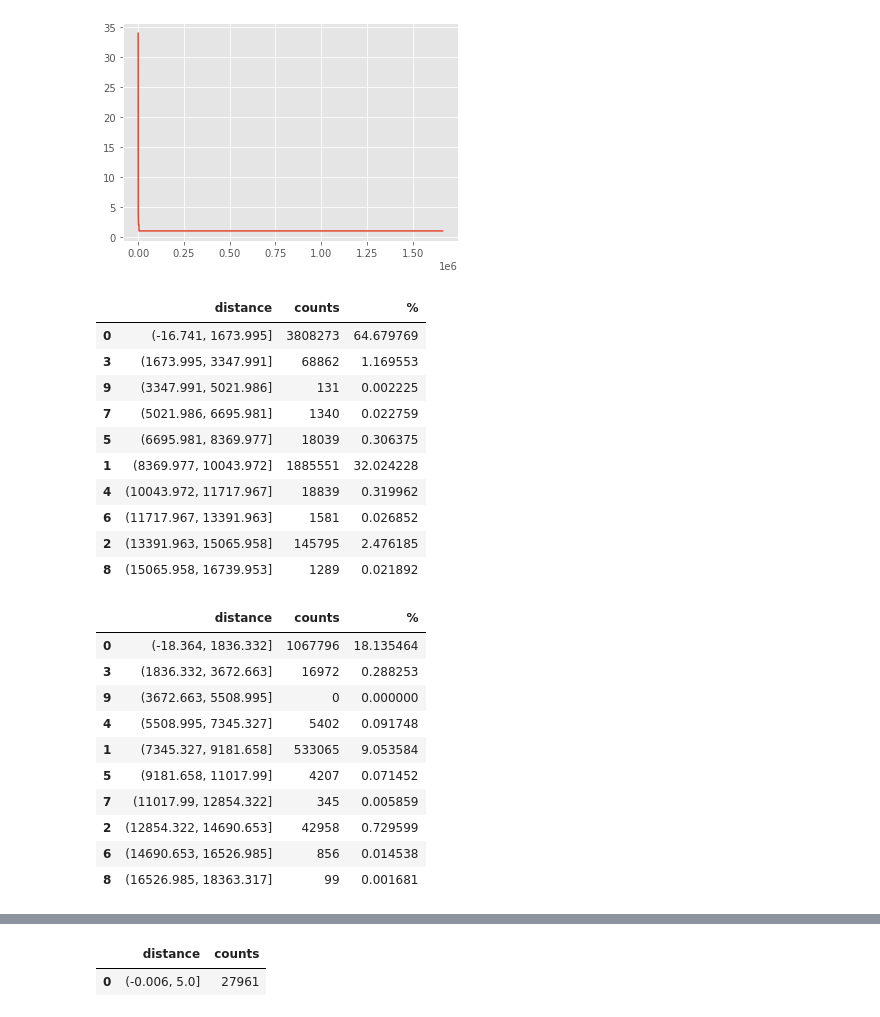
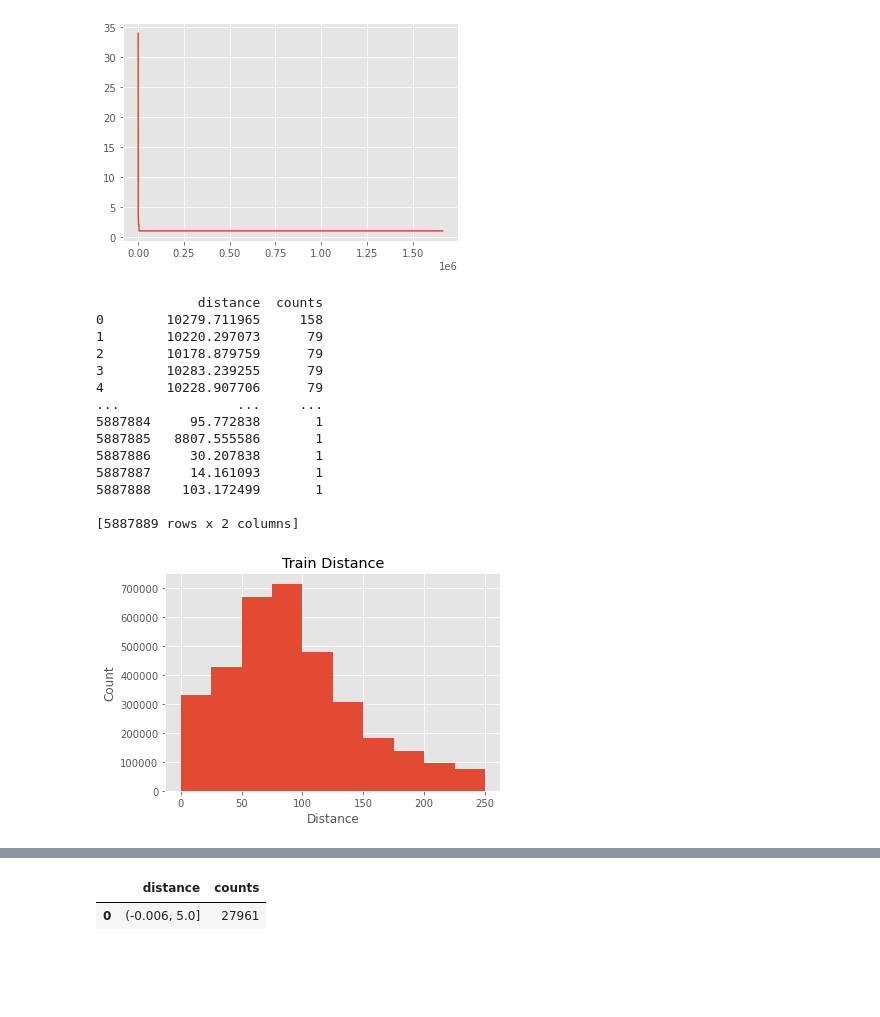
Before and after one commit to ritkumar10/RohanIntern, a Jupyter notebook: Distance_Calculations_v1.1.ipynb, the cells around one changed output, grey strips where cells are left out. Saved outputs shown, nothing was run; the diff lists cells and outputs as text; code cells hidden in the pictures; blank space fills up the shorter version.

```diff
--- a/Distance_Calculations_v1.1.ipynb
+++ b/Distance_Calculations_v1.1.ipynb
@@ -170,35 +174,37 @@ plt.show
 # %% [output]
 <function matplotlib.pyplot.show(*args, **kw)>
 [figure]
-# %%
-dist_des1=dist['distance'].value_counts(bins=10).rename_axis('distance').reset_index(name='counts')
-dist_des1['%']=(dist_des1['counts']/5887889)*100
-dist_des1.sort_values(by='distance', ascending=True)
-# %% [output]
-|  | distance | counts | % |
-| 0 | (-16.741, 1673.995] | 3808273 | 64.679769 |
-| 3 | (1673.995, 3347.991] | 68862 | 1.169553 |
-| 9 | (3347.991, 5021.986] | 131 | 0.002225 |
-| 7 | (5021.986, 6695.981] | 1340 | 0.022759 |
-| 5 | (6695.981, 8369.977] | 18039 | 0.306375 |
-| 1 | (8369.977, 10043.972] | 1885551 | 32.024228 |
-| 4 | (10043.972, 11717.967] | 18839 | 0.319962 |
-| 6 | (11717.967, 13391.963] | 1581 | 0.026852 |
-| 2 | (13391.963, 15065.958] | 145795 | 2.476185 |
-| 8 | (15065.958, 16739.953] | 1289 | 0.021892 |
-# %%
-tdist_des1=tdist['distance'].value_counts(bins=10).rename_axis('distance').reset_index(name='counts')
-tdist_des1['%']=(tdist_des1['counts']/5887889)*100
-tdist_des1.sort_values(by='distance', ascending=True)
-# %% [output]
-|  | distance | counts | % |
-| 0 | (-18.364, 1836.332] | 1067796 | 18.135464 |
-| 3 | (1836.332, 3672.663] | 16972 | 0.288253 |
-| 9 | (3672.663, 5508.995] | 0 | 0.000000 |
-| 4 | (5508.995, 7345.327] | 5402 | 0.091748 |
-| 1 | (7345.327, 9181.658] | 533065 | 9.053584 |
-| 5 | (9181.658, 11017.99] | 4207 | 0.071452 |
-| 7 | (11017.99, 12854.322] | 345 | 0.005859 |
-| 2 | (12854.322, 14690.653] | 42958 | 0.729599 |
-| 6 | (14690.653, 16526.985] | 856 | 0.014538 |
-| 8 | (16526.985, 18363.317] | 99 | 0.001681 |
+# %%
+dist_des1=dist['distance'].value_counts().rename_axis('distance').reset_index(name='counts')
+#dist_des1['%']=(dist_des1['counts']/5887889)*100
+mean = np.mean(dist_des1['distance'])
+sd = np.std(dist_des1['distance'])
+dist_q = dist_des1[dist_des1['distance'] > mean - sd]
+dist_q = dist_q[dist_q['distance'] < mean +  sd]
+dist_q = dist_q[dist_q['distance'] < 250]
+dist_q.sort_values(by='distance', ascending=True)
+x=dist_q['distance']
+y=dist_q['counts']
+plt.hist(x)
+plt.grid=(True)
+plt.title("Train Distance")
+plt.xlabel("Distance")
+plt.ylabel("Count")
+plt.show
+print(dist_des1)
+# %% [output]
+             distance  counts
+0        10279.711965     158
+1        10220.297073      79
+2        10178.879759      79
+3        10283.239255      79
+4        10228.907706      79
+...               ...     ...
+5887884     95.772838       1
+5887885   8807.555586       1
+5887886     30.207838       1
+5887887     14.161093       1
+5887888    103.172499       1
+
+[5887889 rows x 2 columns]
+[figure, added]
```
Also changed, not shown: parts of 7 cells of this notebook.
